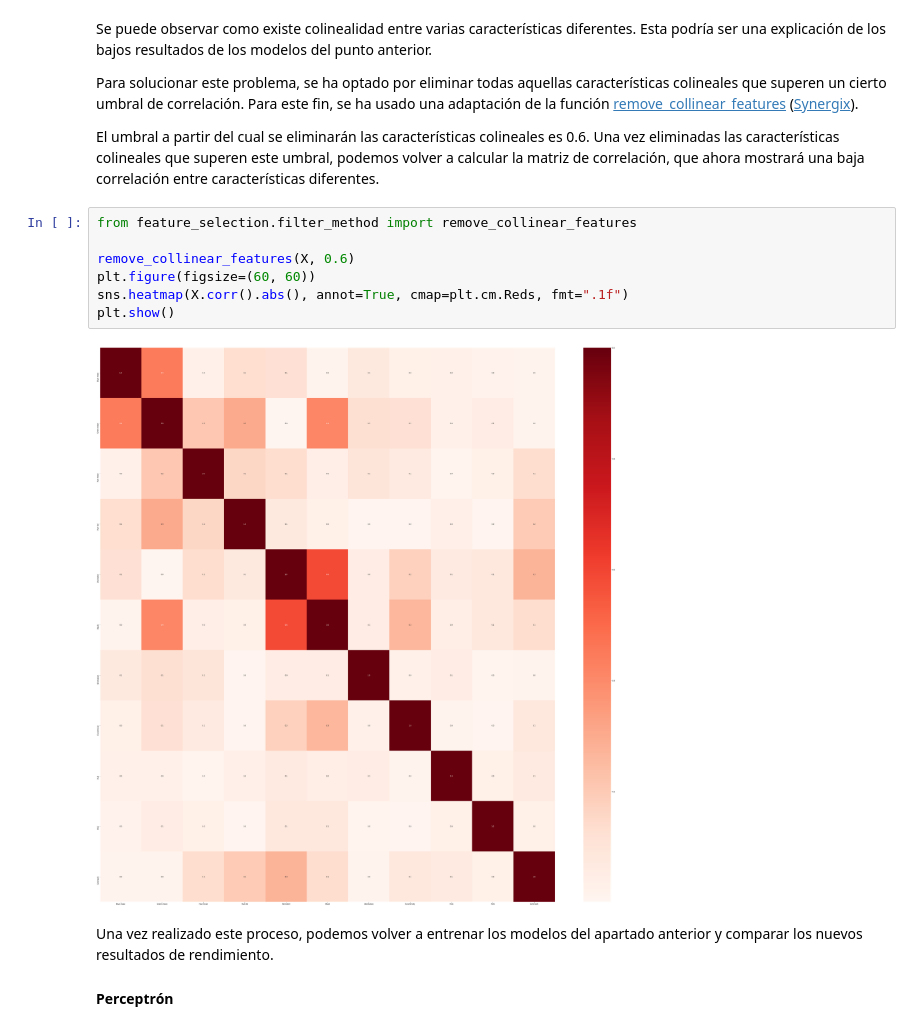
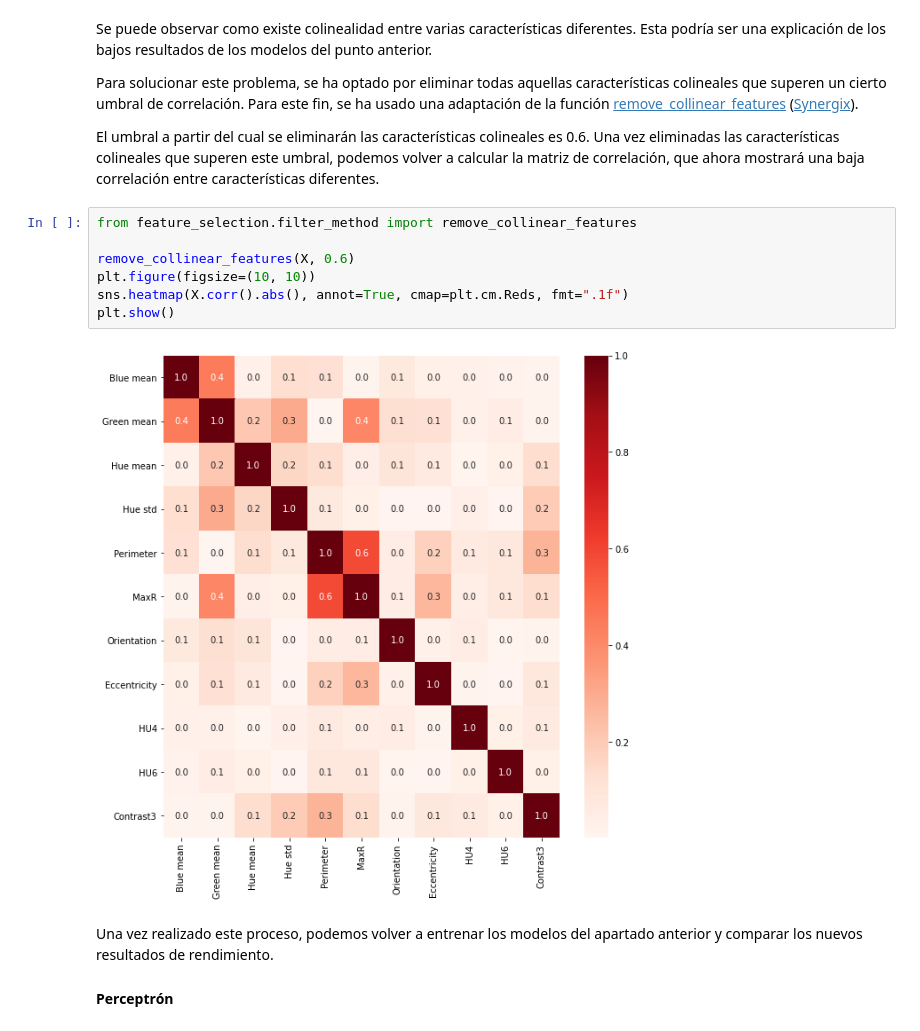
Before and after one commit to lluiscamino/cellclass, a Jupyter notebook: report/report.ipynb, the cells around one changed output. Cells and saved outputs as stored; diff of their text form.

```diff
--- a/report/report.ipynb
+++ b/report/report.ipynb
@@ -194,12 +194,12 @@ correlación entre características diferentes.
 # %%
 from feature_selection.filter_method import remove_collinear_features
 
 remove_collinear_features(X, 0.6)
-plt.figure(figsize=(60, 60))
+plt.figure(figsize=(10, 10))
 sns.heatmap(X.corr().abs(), annot=True, cmap=plt.cm.Reds, fmt=".1f")
 plt.show()
 # %% [output]
-[figure, old version]
+[figure, new version]
 # %% [markdown]
 Una vez realizado este proceso, podemos volver a entrenar los modelos del apartado anterior y comparar los nuevos
 resultados de rendimiento.
```
